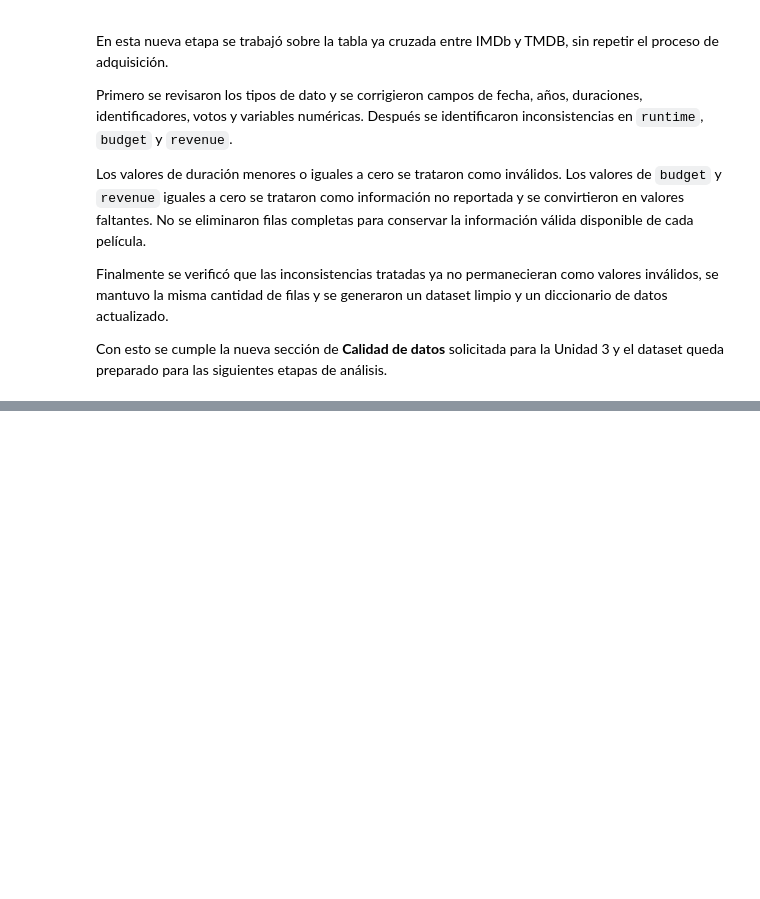
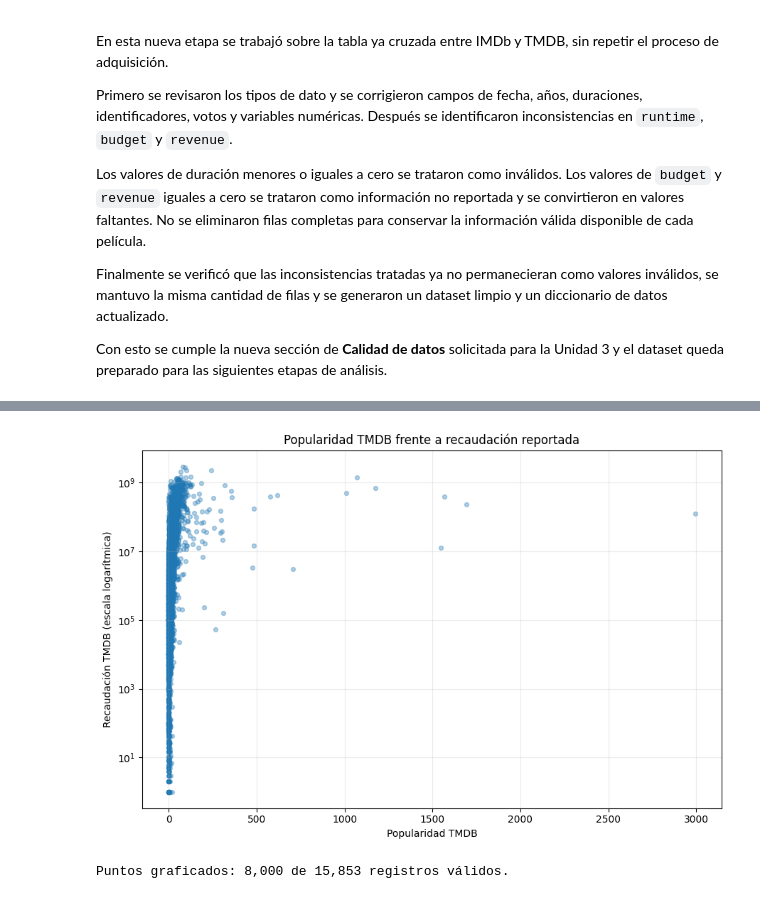
Before and after one commit to SantiCeballosM/mineria-datos-cine-exito, a Jupyter notebook: notebooks/Cine_Exito.ipynb, the cells around one changed output, grey strips where cells are left out. Cells and saved outputs as stored; diff of their text form; code cells hidden in the pictures; blank space fills up the shorter version.

```diff
--- a/notebooks/Cine_Exito.ipynb
+++ b/notebooks/Cine_Exito.ipynb
@@ -1621,0 +1998,42 @@ Con esto se cumple la nueva sección de **Calidad de datos** solicitada para la
+# %%
+# ============================================================
+# 30.3.4 SCATTER PLOT: POPULARIDAD VS. RECAUDACIÓN
+# ============================================================
+
+columnas_scatter = ["popularity", "revenue"]
+df_scatter = df_eda.loc[
+    df_eda["revenue"].notna() & df_eda["revenue"].gt(0),
+    columnas_scatter
+].copy()
+df_scatter = df_scatter.dropna()
+df_scatter = df_scatter[df_scatter["revenue"] > 0]
+
+if df_scatter.empty:
+    print("No hay registros completos con popularidad y recaudación positiva para el scatter plot.")
+else:
+    # Se limita la cantidad dibujada si hay demasiados puntos; la muestra es reproducible.
+    limite_puntos = 8000
+    df_scatter_grafico = (
+        df_scatter.sample(n=limite_puntos, random_state=42)
+        if len(df_scatter) > limite_puntos
+        else df_scatter
+    )
+    plt.figure(figsize=(9, 6))
+    plt.scatter(
+        df_scatter_grafico["popularity"],
+        df_scatter_grafico["revenue"],
+        alpha=0.35,
+        s=18
+    )
+    plt.yscale("log")
+    plt.title("Popularidad TMDB frente a recaudación reportada")
+    plt.xlabel("Popularidad TMDB")
+    plt.ylabel("Recaudación TMDB (escala logarítmica)")
+    plt.grid(alpha=0.25)
+    plt.tight_layout()
+    plt.show()
+    plt.close()
+    print(f"Puntos graficados: {len(df_scatter_grafico):,} de {len(df_scatter):,} registros válidos.")
+# %% [output]
+[figure, added]
+Puntos graficados: 8,000 de 15,853 registros válidos.
```
Also changed, not shown: parts of 23 cells of this notebook.
